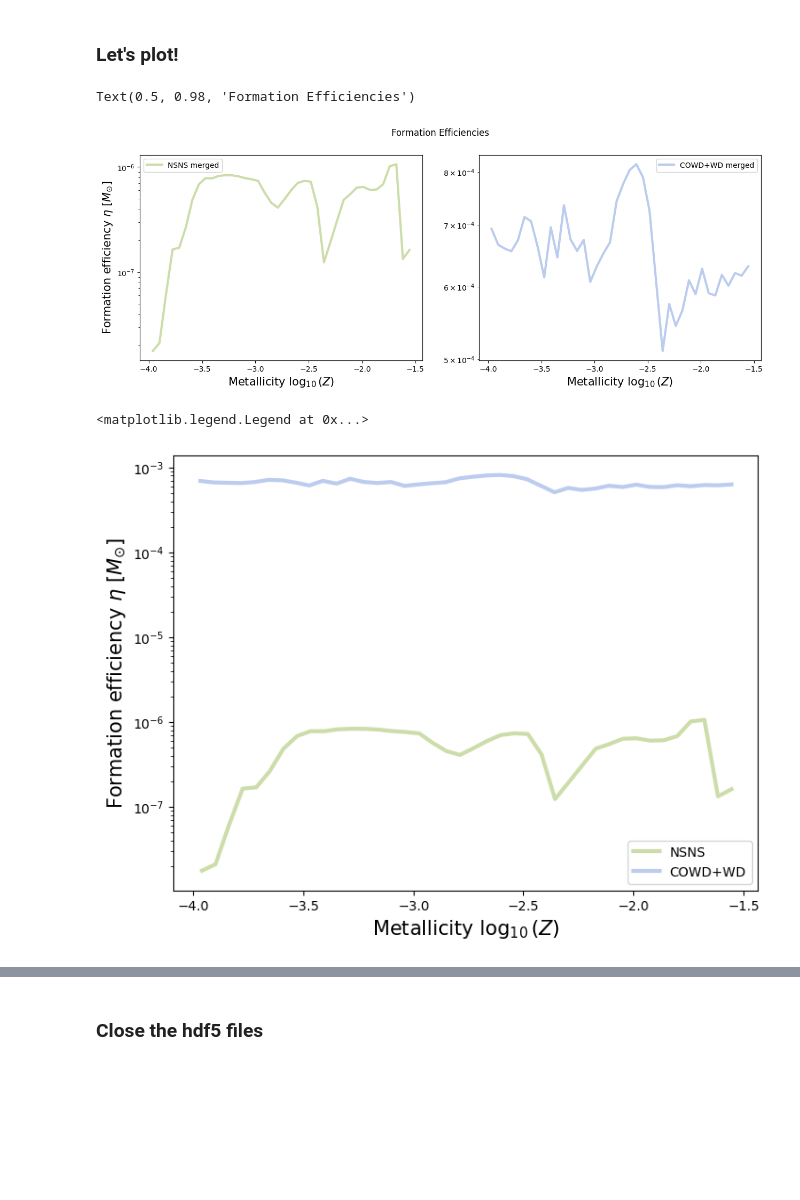
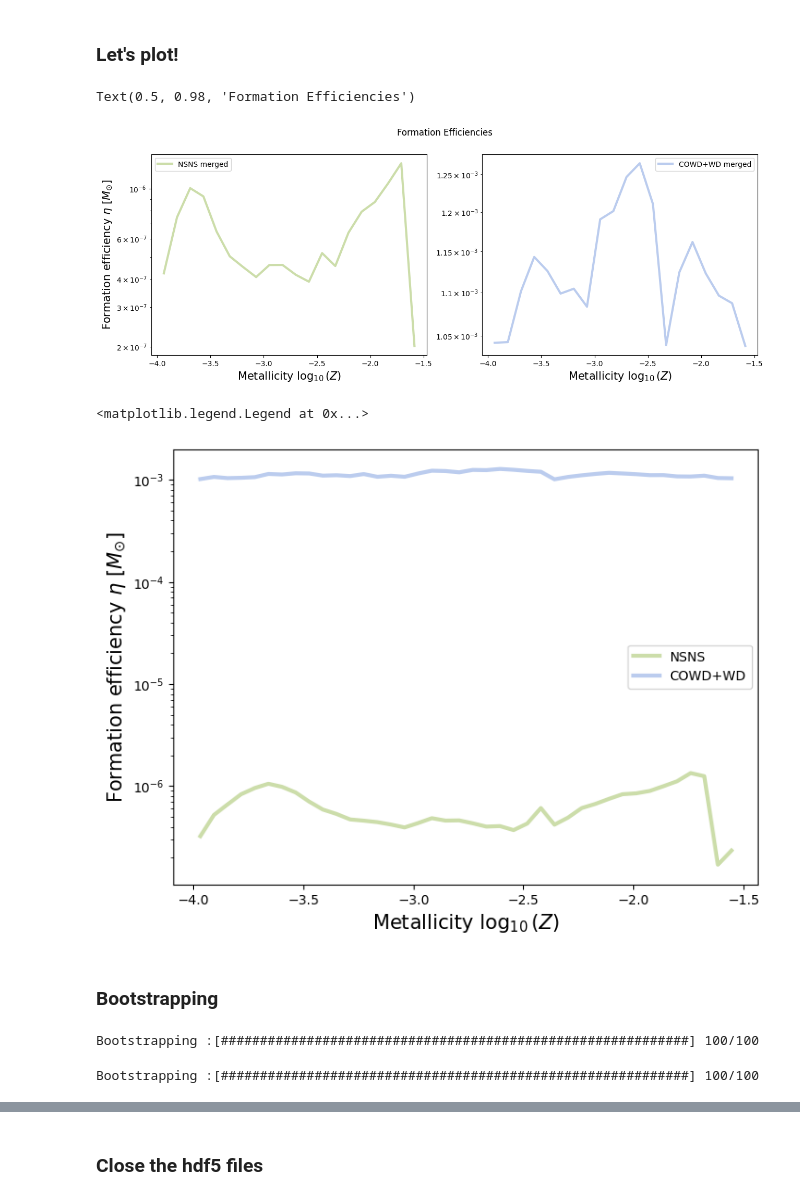
Before and after one commit to melanie-santiago26/research_work, a Jupyter notebook: making_figures/cleaned_making_figures_tutorials/code/formation_efficencies.ipynb, the cells around one changed output, grey strips where cells are left out. Drawn from its saved outputs; the diff is of its cells as text; code cells hidden in the pictures; blank space fills up the shorter version.

Commit message:
boostrapping formation efficiencies + rates w/ redshoft tutorial

```diff
--- a/making_figures/cleaned_making_figures_tutorials/code/formation_efficencies.ipynb
+++ b/making_figures/cleaned_making_figures_tutorials/code/formation_efficencies.ipynb
@@ -36,7 +36,7 @@ We'll mask the data for our systems of interest in each case using the DCOmask f
 ## NSNS optimized run
 
 # let's first look at the NSNS_output
-pathToH5_NSNS = '/expanse/lustre/scratch/msantiago/temp_project/COMPAS_DATA/N5e6_NSNS_CE_alpha025/MainRun/COMPAS_Output_wWeights.h5'
+pathToH5_NSNS = '/expanse/lustre/scratch/msantiago/temp_project/COMPAS_DATA/N5e6_NSNS_fid/MainRun/COMPAS_Output_wWeights.h5'
 
 Data_NSNS  = h5.File(pathToH5_NSNS, "r")
 
@@ -77,6 +77,6 @@ metallicity_merged_NSNS = metallicity_merged[NSNS_systems_bool]
 # %%
 ## WDWD optimized run
-pathToH5_WDWD = '/expanse/lustre/scratch/msantiago/temp_project/COMPAS_DATA/N5e6_MassiveWDWD_NSNS_CE_alpha025/MainRun/COMPAS_Output_wWeights.h5'
+pathToH5_WDWD = '/expanse/lustre/scratch/msantiago/temp_project/COMPAS_DATA/N5e6_MassiveWDWD_NSNS_fid/MainRun/COMPAS_Output_wWeights.h5'
 
 Data_WDWD  = h5.File(pathToH5_WDWD, "r")
 
@@ -196,42 +196,42 @@ cset = tc.pale
 
 ### NSNS optimized
 # NSNS
-hist, bin_edges = np.histogram(np.log10(metallicity_merged_NSNS), weights=formation_efficiencies_NSNS, bins=40, density=True)
+hist, bin_edges = np.histogram(np.log10(metallicity_merged_NSNS), weights=formation_efficiencies_NSNS, bins=20, density=True)
 ### can also change this to formation efficency/dlogZ
 
 bin_centers = (bin_edges[0:-1] + bin_edges[1:])/2
 normalization = np.sum(formation_efficiencies_NSNS)
 
 # plotting
 axs[0].plot(bin_centers, hist*normalization, color = cset.pale_green, lw=3, label='NSNS merged')
 
 
 ### WDWD optimized
 # COWD + WD
-hist_COWD_WDopt, bin_edges_COWD_WDopt = np.histogram(np.log10(metallicity_merged_COWD_WDopt), weights=formation_efficiencies_COWD_WDopt, bins=40, density=True)
+hist_COWD_WDopt, bin_edges_COWD_WDopt = np.histogram(np.log10(metallicity_merged_COWD_WDopt), weights=formation_efficiencies_COWD_WDopt, bins=20, density=True)
 
 bin_centers_COWD_WDopt = (bin_edges_COWD_WDopt[0:-1] + bin_edges_COWD_WDopt[1:])/2
 normalization_COWD_WDopt = np.sum(formation_efficiencies_COWD_WDopt)
 
 # plotting
 axs[1].plot(bin_centers_COWD_WDopt, hist_COWD_WDopt*normalization_COWD_WDopt,color=cset.pale_blue, lw=3, label='COWD+WD merged')
 
 
 axs[0].set_yscale('log')
 axs[1].set_yscale('log')
 # plt.ylim(10**-6, 10**-3.5)
 
 axs[0].set_ylabel(r'Formation efficiency $\eta \ [M_{\odot}]$', fontsize=15)
 axs[0].set_xlabel(r'Metallicity $\log_{10}(Z)$', fontsize=15)
 axs[1].set_xlabel(r'Metallicity $\log_{10}(Z)$', fontsize=15)
 
 axs[0].legend()
 axs[1].legend()
 
 fig.suptitle('Formation Efficiencies')
 # %% [output]
 Text(0.5, 0.98, 'Formation Efficiencies')
-[figure, old version]
+[figure, new version]
 # %%
 # plotting formation efficencies
 
@@ -263,4 +263,6 @@ plt.xlabel(r'Metallicity $\log_{10}(Z)$', fontsize=15)
 plt.legend()
 # %% [output]
 <matplotlib.legend.Legend at 0x...>
-[figure, old version]
+[figure, new version]
+# %% [markdown]
+### Bootstrapping
@@ -266,0 +297,8 @@ plt.legend()
+# %%
+percentiles_NSNS = bootstrapping_formation_efficiencies(formation_efficiencies_NSNS, metallicity_merged_NSNS, 100, 40)
+# %% [output]
+Bootstrapping :[############################################################] 100/100
+# %%
+percentiles_WDWD = bootstrapping_formation_efficiencies(formation_efficiencies_COWD_WDopt, metallicity_merged_COWD_WDopt, 100, 40)
+# %% [output]
+Bootstrapping :[############################################################] 100/100
```
Also changed, not shown: parts of 6 cells of this notebook, 1 other file.
